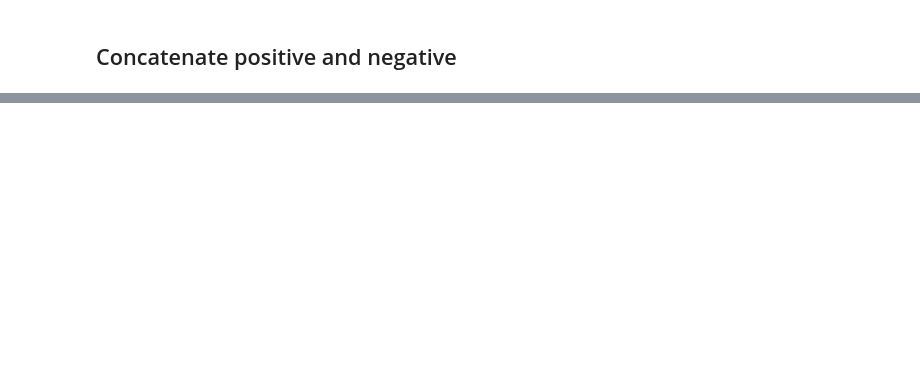
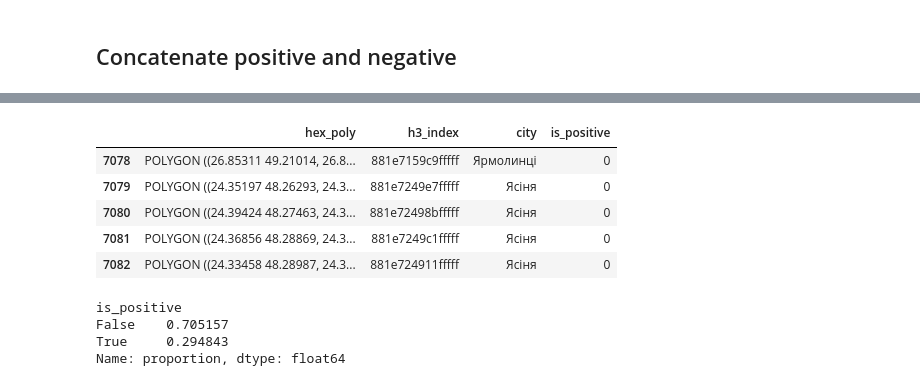
Before and after one commit to Berehulia/ucu-ml-25, a Jupyter notebook: osm-postgis/notebooks/hexagon_preparation.ipynb, the cells around one changed output, grey strips where cells are left out. Drawn from its saved outputs; the diff is of its cells as text; code cells hidden in the pictures; blank space fills up the shorter version.

```diff
--- a/osm-postgis/notebooks/hexagon_preparation.ipynb
+++ b/osm-postgis/notebooks/hexagon_preparation.ipynb
@@ -364,0 +389,16 @@ gdf_combined.to_file(GEOJSON_DATA_DIR / f"store_hexagons_combined_{HEXAGON_RESOL
+# %%
+gdf_combined.tail()
+# %% [output]
+|  | hex_poly | h3_index | city | is_positive |
+| 7078 | POLYGON ((26.85311 49.21014, 26.8... | 881e7159c9fffff | Ярмолинці | 0 |
+| 7079 | POLYGON ((24.35197 48.26293, 24.3... | 881e7249e7fffff | Ясіня | 0 |
+| 7080 | POLYGON ((24.39424 48.27463, 24.3... | 881e72498bfffff | Ясіня | 0 |
+| 7081 | POLYGON ((24.36856 48.28869, 24.3... | 881e7249c1fffff | Ясіня | 0 |
+| 7082 | POLYGON ((24.33458 48.28987, 24.3... | 881e724911fffff | Ясіня | 0 |
+# %%
+gdf_combined['is_positive'].value_counts(normalize=True)
+# %% [output]
+is_positive
+False    0.705157
+True     0.294843
+Name: proportion, dtype: float64
```
Also changed, not shown: parts of 12 cells of this notebook, 7 other files.
